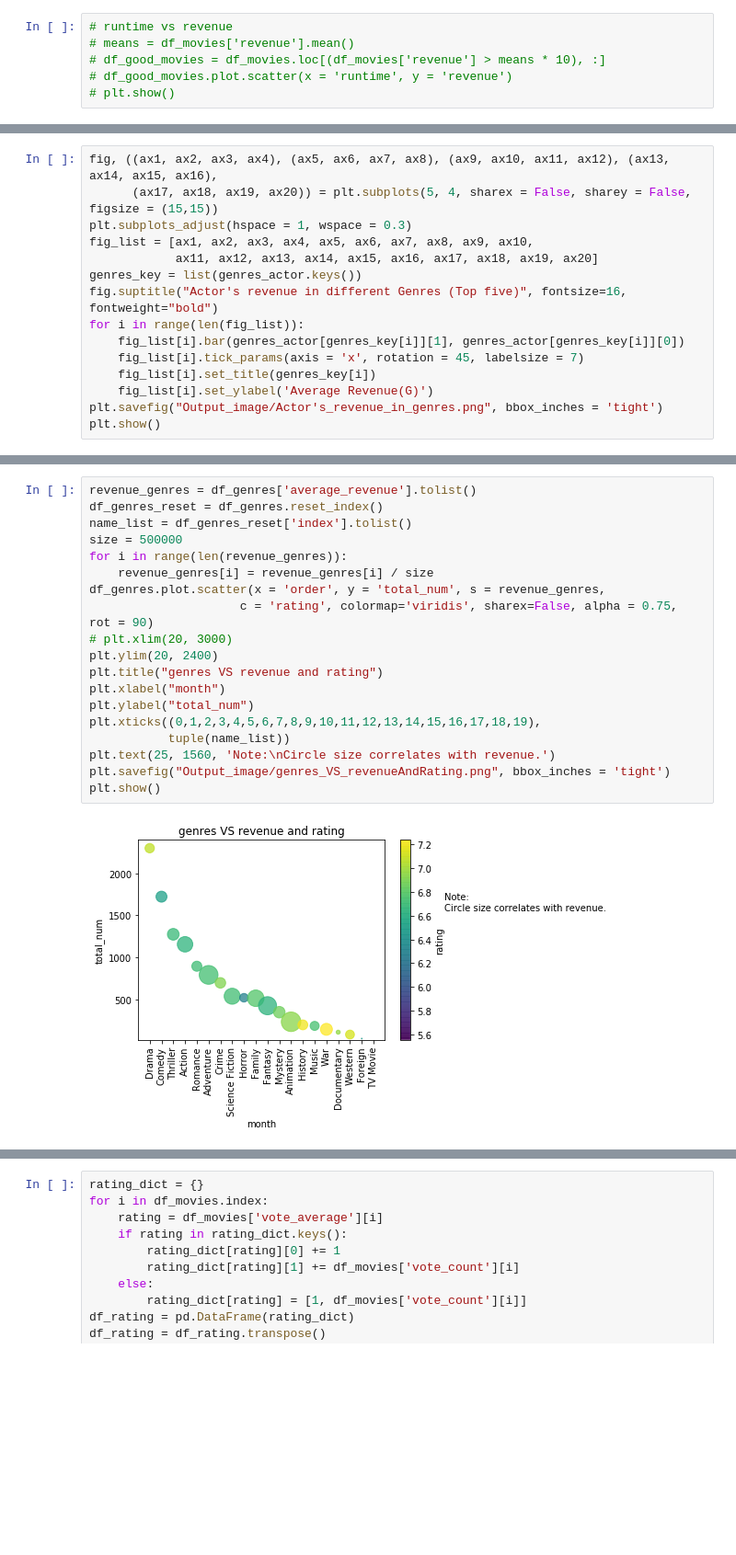
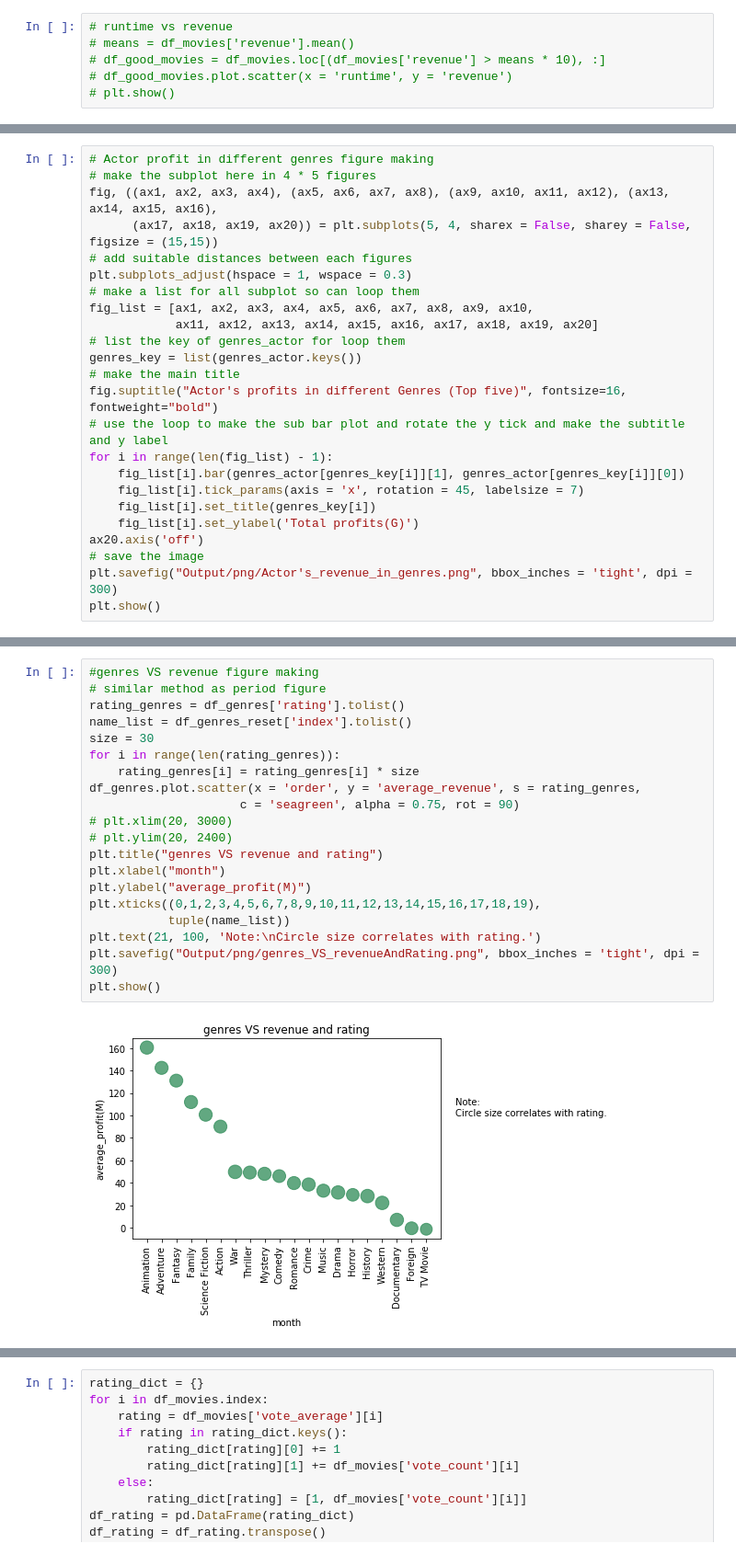
Before and after one commit to ljyljy/Project-1, a Jupyter notebook: first_project_1.ipynb, the cells around one changed output, grey strips where cells are left out. Shown at 92% size. Saved outputs shown, nothing was run; the diff lists cells and outputs as text; blank space fills up the shorter version.

```diff
--- a/first_project_1.ipynb
+++ b/first_project_1.ipynb
@@ -263,16 +240,25 @@ for i in genres_actor.keys():
 # %%
+# Actor profit in different genres figure making
+# make the subplot here in 4 * 5 figures
 fig, ((ax1, ax2, ax3, ax4), (ax5, ax6, ax7, ax8), (ax9, ax10, ax11, ax12), (ax13, ax14, ax15, ax16),
       (ax17, ax18, ax19, ax20)) = plt.subplots(5, 4, sharex = False, sharey = False, figsize = (15,15))
+# add suitable distances between each figures
 plt.subplots_adjust(hspace = 1, wspace = 0.3)
+# make a list for all subplot so can loop them
 fig_list = [ax1, ax2, ax3, ax4, ax5, ax6, ax7, ax8, ax9, ax10,
             ax11, ax12, ax13, ax14, ax15, ax16, ax17, ax18, ax19, ax20]
+# list the key of genres_actor for loop them
 genres_key = list(genres_actor.keys())
-fig.suptitle("Actor's revenue in different Genres (Top five)", fontsize=16, fontweight="bold")
-for i in range(len(fig_list)):
+# make the main title
+fig.suptitle("Actor's profits in different Genres (Top five)", fontsize=16, fontweight="bold")
+# use the loop to make the sub bar plot and rotate the y tick and make the subtitle and y label
+for i in range(len(fig_list) - 1):
     fig_list[i].bar(genres_actor[genres_key[i]][1], genres_actor[genres_key[i]][0])
     fig_list[i].tick_params(axis = 'x', rotation = 45, labelsize = 7)
     fig_list[i].set_title(genres_key[i])
-    fig_list[i].set_ylabel('Average Revenue(G)')
-plt.savefig("Output_image/Actor's_revenue_in_genres.png", bbox_inches = 'tight')
+    fig_list[i].set_ylabel('Total profits(G)')
+ax20.axis('off')
+# save the image
+plt.savefig("Output/png/Actor's_revenue_in_genres.png", bbox_inches = 'tight', dpi = 300)
 plt.show()
 # %% [output]
@@ -321,22 +283,23 @@ df_genres_reset.head()
 # %%
-revenue_genres = df_genres['average_revenue'].tolist()
-df_genres_reset = df_genres.reset_index()
+#genres VS revenue figure making
+# similar method as period figure
+rating_genres = df_genres['rating'].tolist()
 name_list = df_genres_reset['index'].tolist()
-size = 500000
-for i in range(len(revenue_genres)):
-    revenue_genres[i] = revenue_genres[i] / size
-df_genres.plot.scatter(x = 'order', y = 'total_num', s = revenue_genres,
-                     c = 'rating', colormap='viridis', sharex=False, alpha = 0.75, rot = 90)
+size = 30
+for i in range(len(rating_genres)):
+    rating_genres[i] = rating_genres[i] * size
+df_genres.plot.scatter(x = 'order', y = 'average_revenue', s = rating_genres,
+                     c = 'seagreen', alpha = 0.75, rot = 90)
 # plt.xlim(20, 3000)
-plt.ylim(20, 2400)
+# plt.ylim(20, 2400)
 plt.title("genres VS revenue and rating")
 plt.xlabel("month")
-plt.ylabel("total_num")
+plt.ylabel("average_profit(M)")
 plt.xticks((0,1,2,3,4,5,6,7,8,9,10,11,12,13,14,15,16,17,18,19),
            tuple(name_list))
-plt.text(25, 1560, 'Note:\nCircle size correlates with revenue.')
-plt.savefig("Output_image/genres_VS_revenueAndRating.png", bbox_inches = 'tight')
+plt.text(21, 100, 'Note:\nCircle size correlates with rating.')
+plt.savefig("Output/png/genres_VS_revenueAndRating.png", bbox_inches = 'tight', dpi = 300)
 plt.show()
 # %% [output]
-[figure, old version]
+[figure, new version]
 # %%
```
Also changed, not shown: parts of 31 cells of this notebook, 28 other files.
